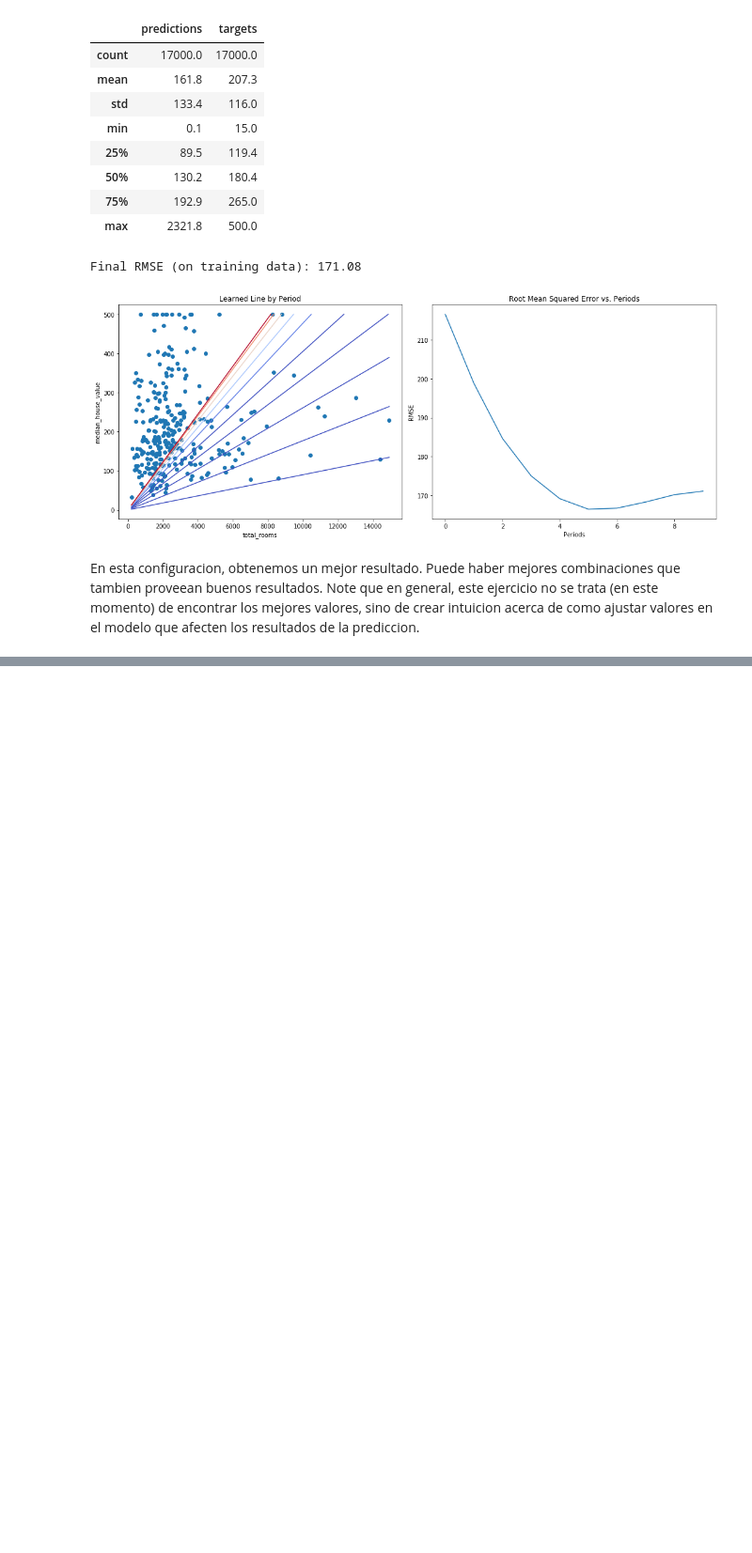
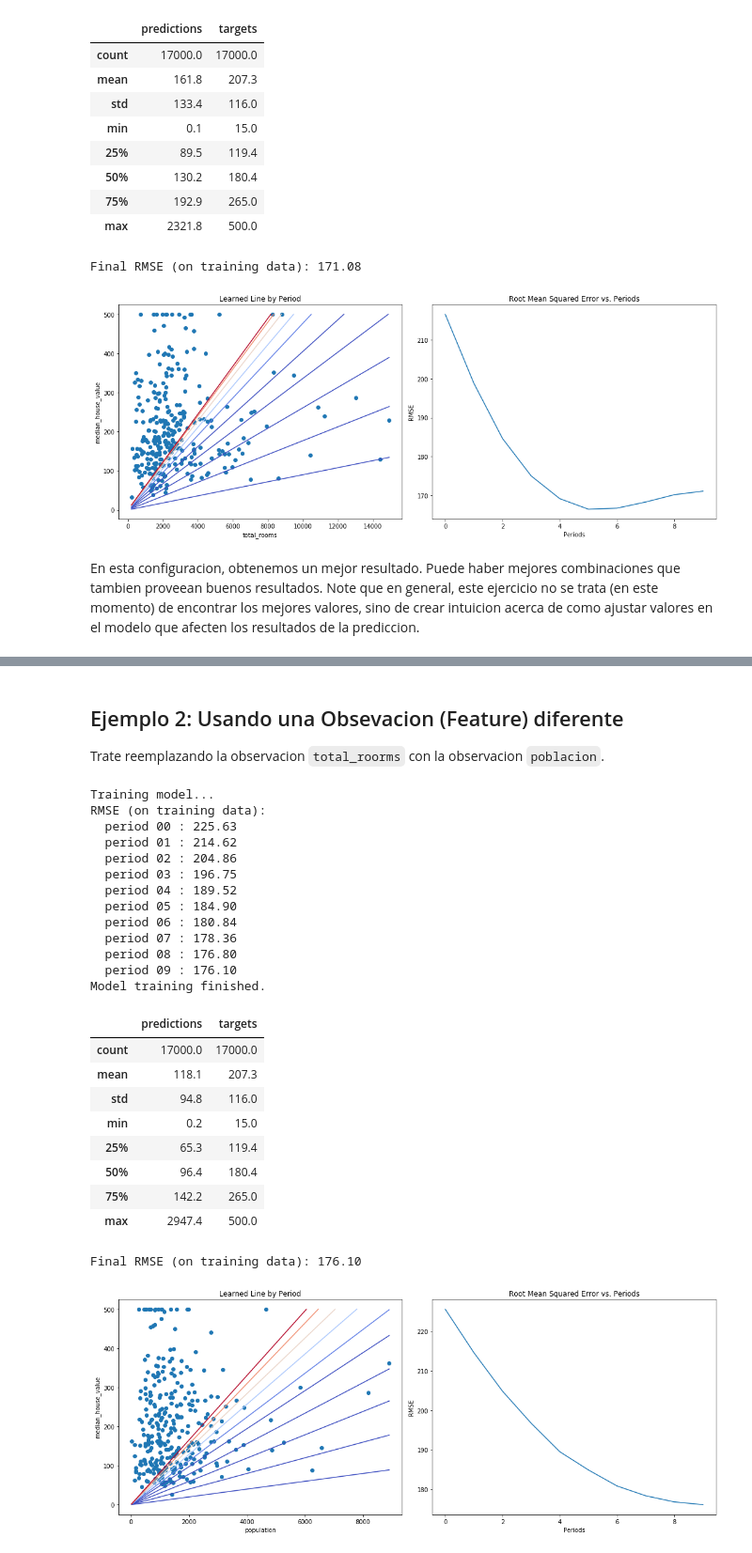
Before and after one commit to ozzie2080/aprendizaje_ciencia_de_datos, a Jupyter notebook: TensorFlow/PrimerPasoTensorFlow.ipynb, the cells around one changed output, grey strips where cells are left out. Shown at 94% size. Saved outputs shown, nothing was run; the diff lists cells and outputs as text; code cells hidden in the pictures; blank space fills up the shorter version.

```diff
--- a/TensorFlow/PrimerPasoTensorFlow.ipynb
+++ b/TensorFlow/PrimerPasoTensorFlow.ipynb
@@ -480,0 +494,35 @@ En esta configuracion, obtenemos un mejor resultado. Puede haber mejores combina
+# %% [markdown]
+## Ejemplo 2: Usando una Obsevacion (Feature) diferente
+Trate reemplazando la observacion `total_roorms` con la observacion `poblacion`.
+# %%
+train_model(
+    learning_rate=0.00002,
+    steps=1000,
+    batch_size=5,
+    input_feature="population"
+)
+# %% [output]
+Training model...
+RMSE (on training data):
+  period 00 : 225.63
+  period 01 : 214.62
+  period 02 : 204.86
+  period 03 : 196.75
+  period 04 : 189.52
+  period 05 : 184.90
+  period 06 : 180.84
+  period 07 : 178.36
+  period 08 : 176.80
+  period 09 : 176.10
+Model training finished.
+|  | predictions | targets |
+| count | 17000.0 | 17000.0 |
+| mean | 118.1 | 207.3 |
+| std | 94.8 | 116.0 |
+| min | 0.2 | 15.0 |
+| 25% | 65.3 | 119.4 |
+| 50% | 96.4 | 180.4 |
+| 75% | 142.2 | 265.0 |
+| max | 2947.4 | 500.0 |
+Final RMSE (on training data): 176.10
+[figure, added]
```
Also changed, not shown: parts of 2 cells of this notebook.
